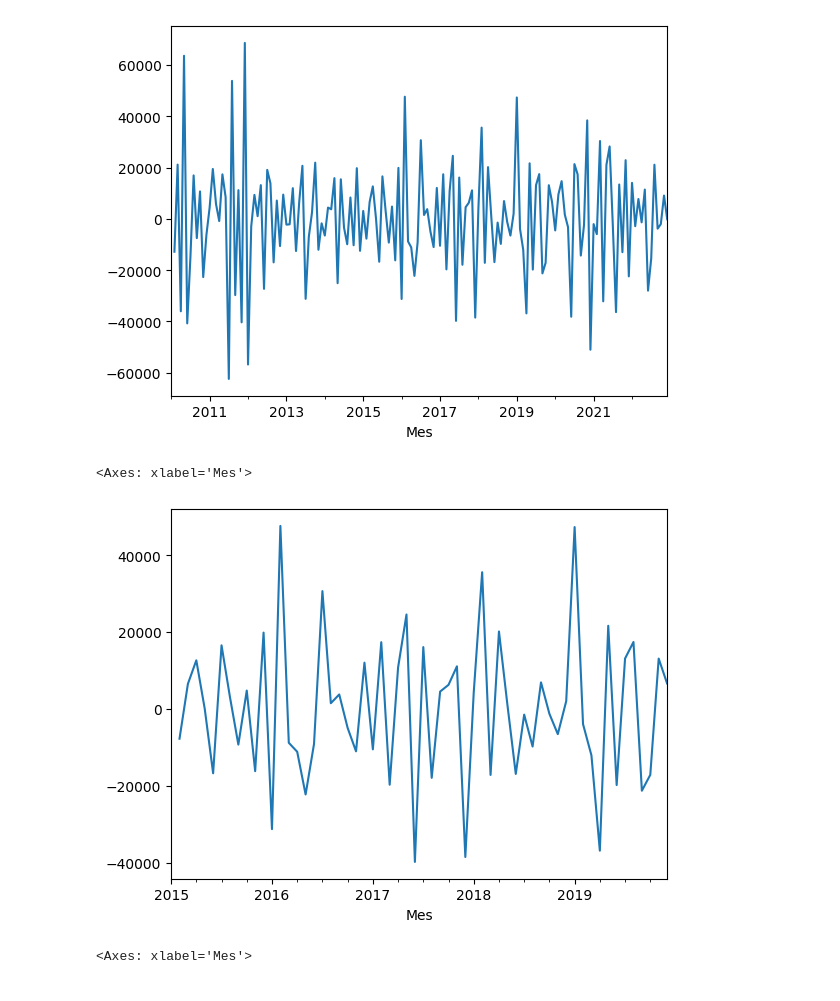
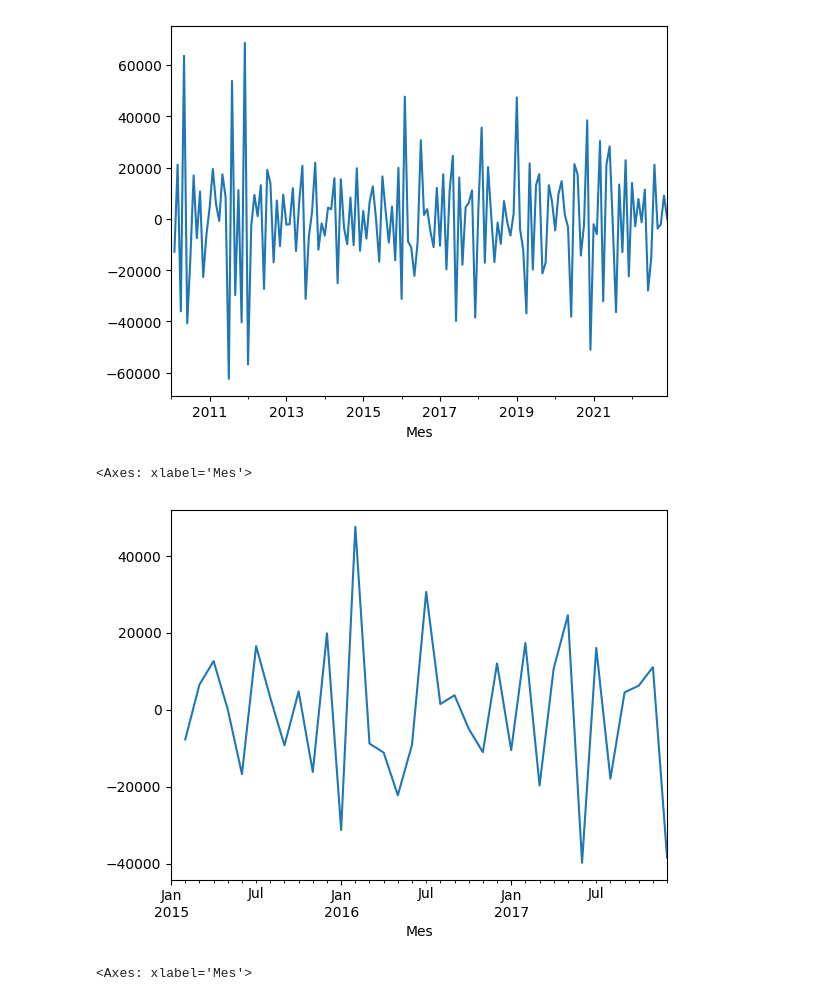
Before and after one commit to Thalesh7991/NexStore, a Jupyter notebook: trend_sales/Ciclo0.ipynb, the cells around one changed output. Saved outputs shown, nothing was run; the diff lists cells and outputs as text; code cells hidden in the pictures.

```diff
--- a/trend_sales/Ciclo0.ipynb
+++ b/trend_sales/Ciclo0.ipynb
@@ -193,11 +193,11 @@ ts_sales_mes.TotalAmount.diff().plot()
 <Axes: xlabel='Mes'>
 [figure]
 # %%
-interval = (ts_sales_mes.index.year >= 2015) & (ts_sales_mes.index.year <= 2019)
+interval = (ts_sales_mes.index.year >= 2015) & (ts_sales_mes.index.year <= 2017)
 ts_sales_mes[interval].TotalAmount.diff().plot()
 # %% [output]
 <Axes: xlabel='Mes'>
-[figure, old version]
+[figure, new version]
 # %%
 ts_sales_mes.TotalAmount.diff(1).groupby(ts_sales_mes.index.month).mean().plot(kind='bar', figsize=(15,6))
 # %% [output]
```
Also changed, not shown: 1 other file.
